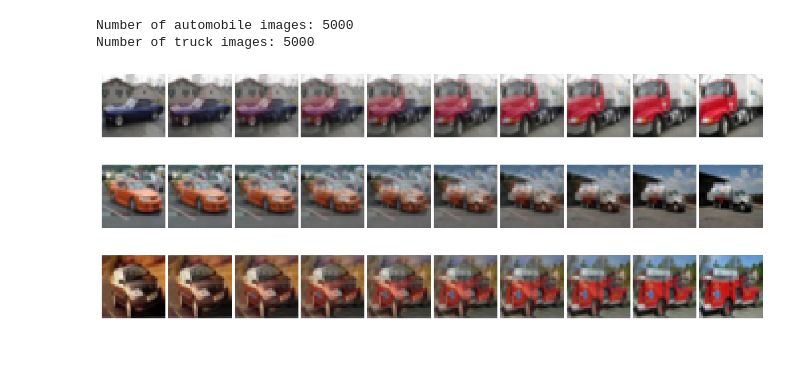
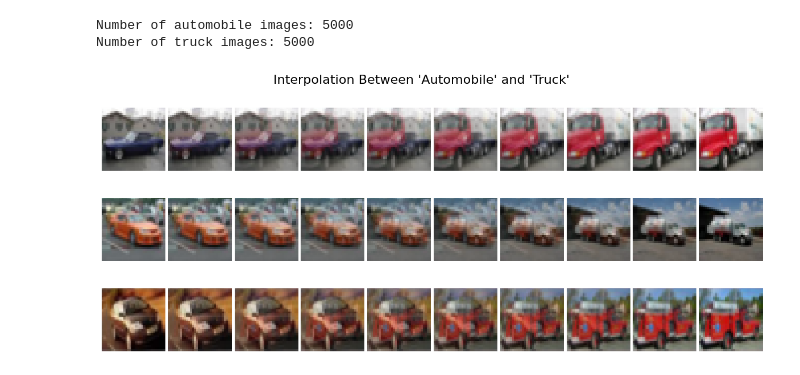
Before and after one commit to StratosFair/DNN_Classifiers_Fast_Rates, a Jupyter notebook: cifar10_auto_truck_interpolation.ipynb, the cells around one changed output. Saved outputs shown, nothing was run; the diff lists cells and outputs as text; code cells hidden in the pictures.

```diff
--- a/cifar10_auto_truck_interpolation.ipynb
+++ b/cifar10_auto_truck_interpolation.ipynb
@@ -73,20 +73,22 @@ for _ in range(num_rows):
 # %%
 # Plot interpolated images in a grid (three rows)
 plt.figure(figsize=(15, 6))  # Adjust height to reduce vertical spacing
 
 for row_idx, row in enumerate(rows):
     for col_idx, img in enumerate(row):
         # Denormalize for visualization
         img = img * 0.5 + 0.5  # Convert range from [-1, 1] to [0, 1]
         img_np = img.numpy().transpose(1, 2, 0)  # Convert to H x W x C for plotting
 
         # Plot the image
         plt.subplot(num_rows, len(alphas), row_idx * len(alphas) + col_idx + 1)
         plt.imshow(img_np)
         plt.axis('off')
 
+plt.suptitle("Interpolation Between 'Automobile' and 'Truck'", fontsize=16, y=0.95)
+
 # Adjust layout to remove excessive white space
 plt.subplots_adjust(wspace=0.05, hspace=0.1)  # Reduce horizontal and vertical spacing
 plt.show()
 # %% [output]
-[figure, old version]
+[figure, new version]
```
